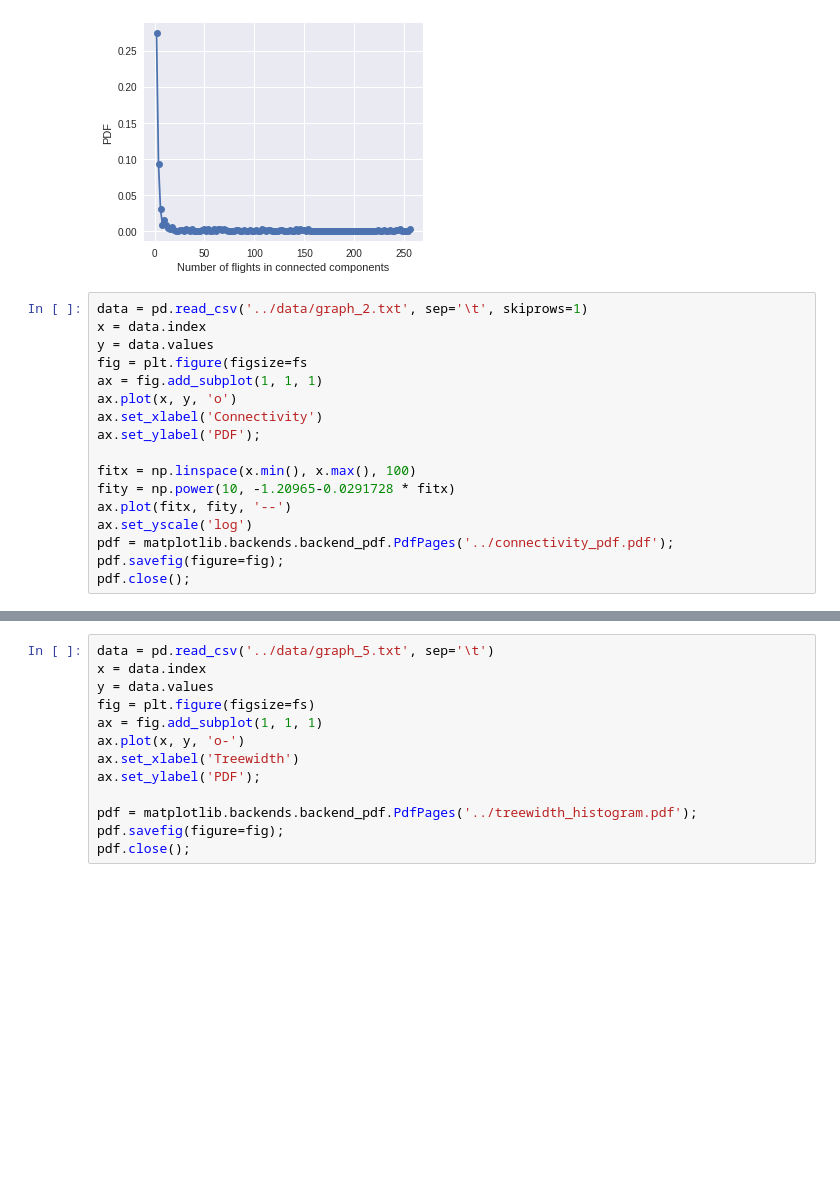
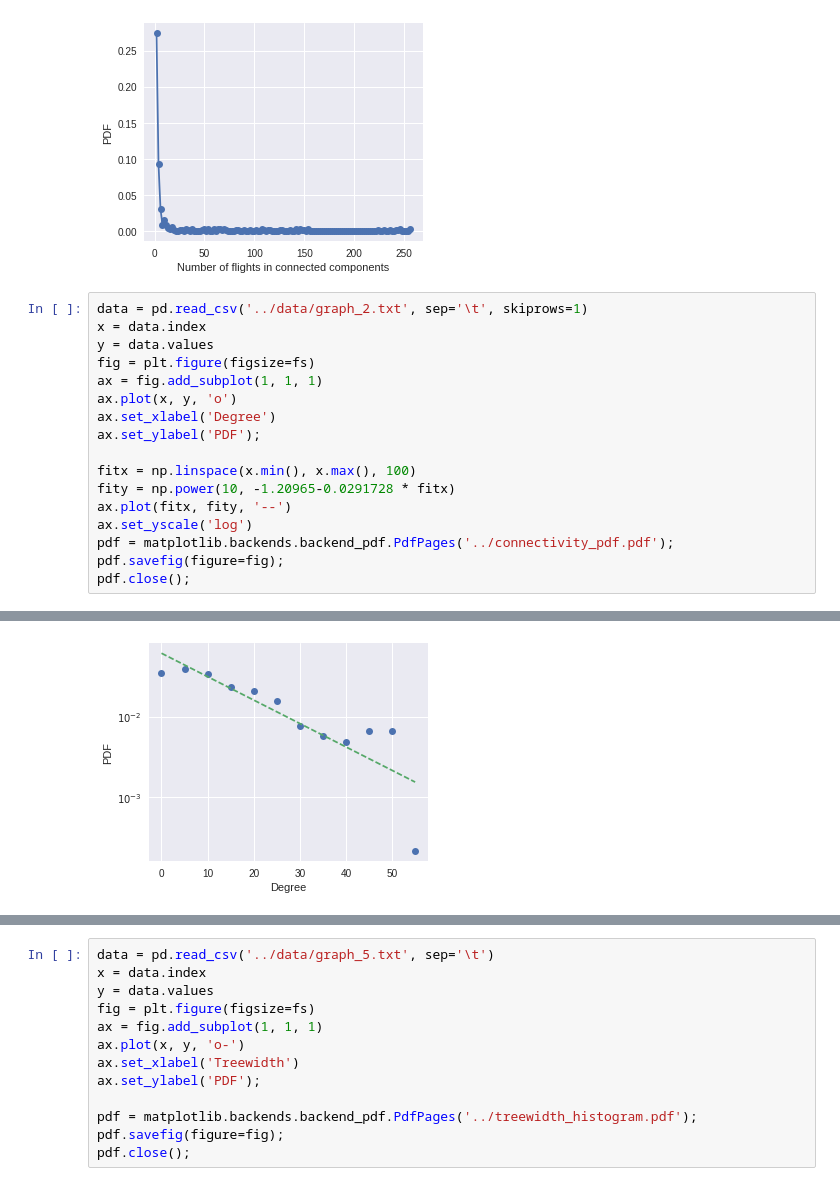
Before and after one commit to ventugithub/QCFATM, a Jupyter notebook: paper/pics/instances/plotting/GenerateInstancePlots.ipynb, the cells around one changed output, grey strips where cells are left out. Saved outputs shown, nothing was run; the diff lists cells and outputs as text; blank space fills up the shorter version.

Commit message:
Minor improvements to figures

```diff
--- a/paper/pics/instances/plotting/GenerateInstancePlots.ipynb
+++ b/paper/pics/instances/plotting/GenerateInstancePlots.ipynb
@@ -29,10 +29,10 @@ pdf.close();
 data = pd.read_csv('../data/graph_2.txt', sep='\t', skiprows=1)
 x = data.index
 y = data.values
-fig = plt.figure(figsize=fs
+fig = plt.figure(figsize=fs)
 ax = fig.add_subplot(1, 1, 1)
 ax.plot(x, y, 'o')
-ax.set_xlabel('Connectivity')
+ax.set_xlabel('Degree')
 ax.set_ylabel('PDF');
 
 fitx = np.linspace(x.min(), x.max(), 100)
@@ -47,3 +46,4 @@ SyntaxError: invalid syntax (<ipython-input-101-83373c1f1070>, line 5)
+[figure, added]
 # %%
 data = pd.read_csv('../data/graph_3.txt', sep='\t', header=None, skiprows=1).values
 dmax = data[:, 0]
```
Also changed, not shown: parts of 4 cells of this notebook, 12 other files.
